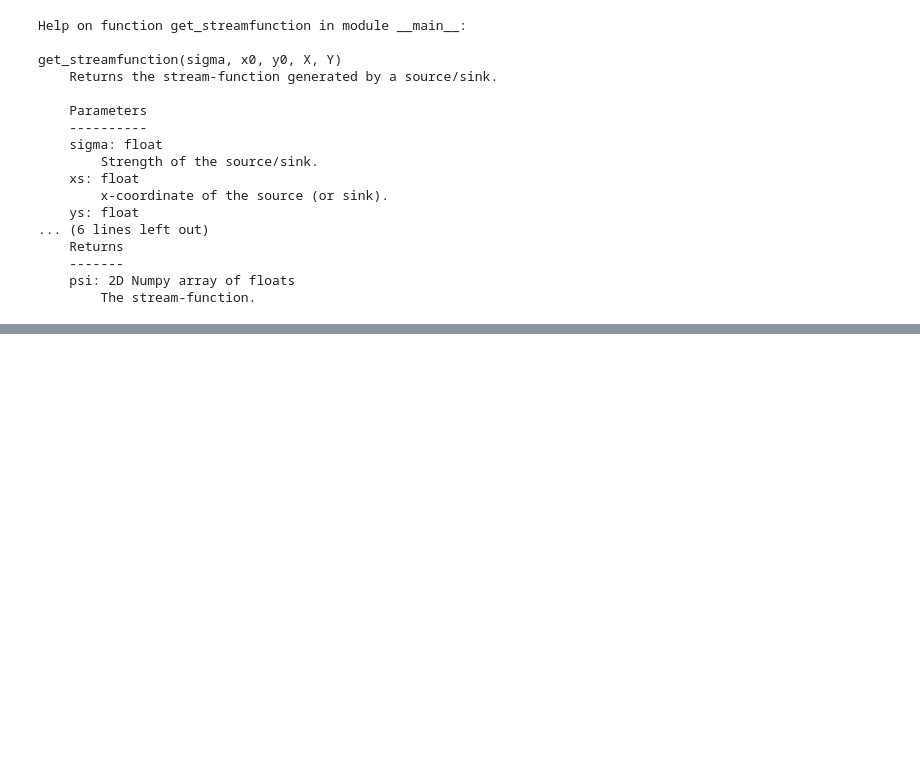
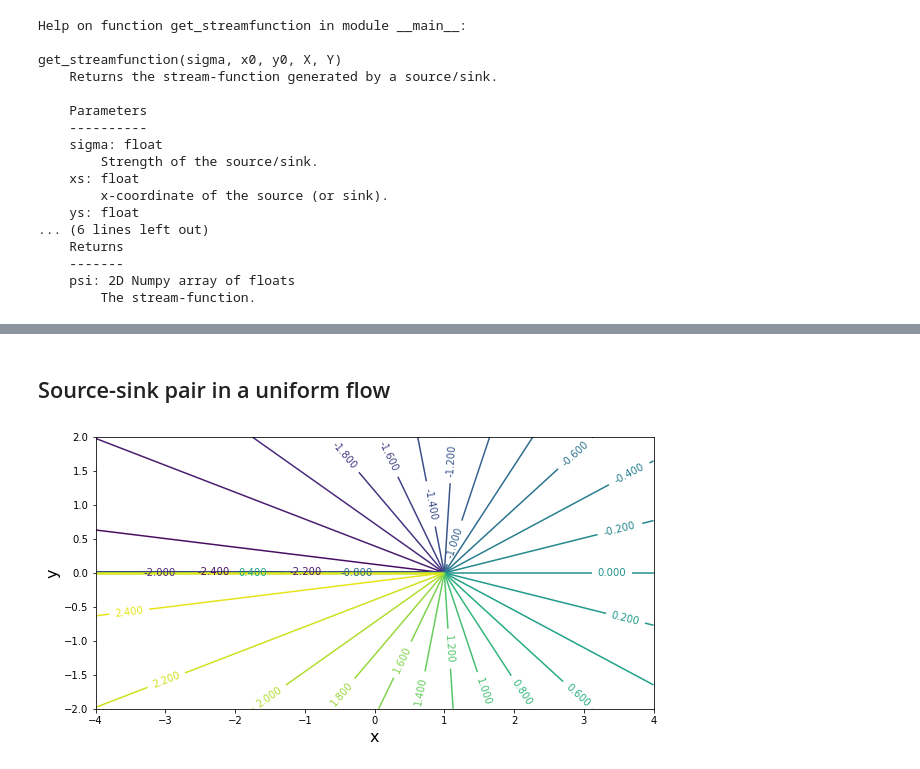
Before and after one commit to riemannsBeard/AeroPython, a Jupyter notebook: lessons/Lesson02.ipynb, the cells around one changed output, grey strips where cells are left out. Saved outputs shown, nothing was run; the diff lists cells and outputs as text; code cells hidden in the pictures; blank space fills up the shorter version.

```diff
--- a/lessons/Lesson02.ipynb
+++ b/lessons/Lesson02.ipynb
@@ -156,0 +231,23 @@ get_streamfunction(sigma, x0, y0, X, Y)
+# %% [markdown]
+## Source-sink pair in a uniform flow
+# %%
+sigma_sink = -5.0        # strength of the sink
+x_sink, y_sink = 1.0, 0.0   # location of the sink
+
+# compute the velocity field on the mesh grid
+u_sink, v_sink = get_velocity(sigma_sink, x_sink, y_sink, X, Y)
+
+# compute the stream-function on the grid mesh
+psi_sink = get_streamfunction(sigma_sink, x_sink, y_sink, X, Y)
+# %%
+width = 10.0
+height = (y_end - y_start)/(x_end - x_start)*width
+plt.figure(figsize=(width, height))
+plt.xlabel('x', fontsize=16)
+plt.ylabel('y', fontsize=16)
+plt.xlim(x_start, x_end)
+plt.ylim(y_start, y_end)
+CS = plt.contour(X, Y, psi_sink, 32);
+plt.clabel(CS);
+# %% [output]
+[figure, added]
```
Also changed, not shown: parts of 15 cells of this notebook, 1 other file.
